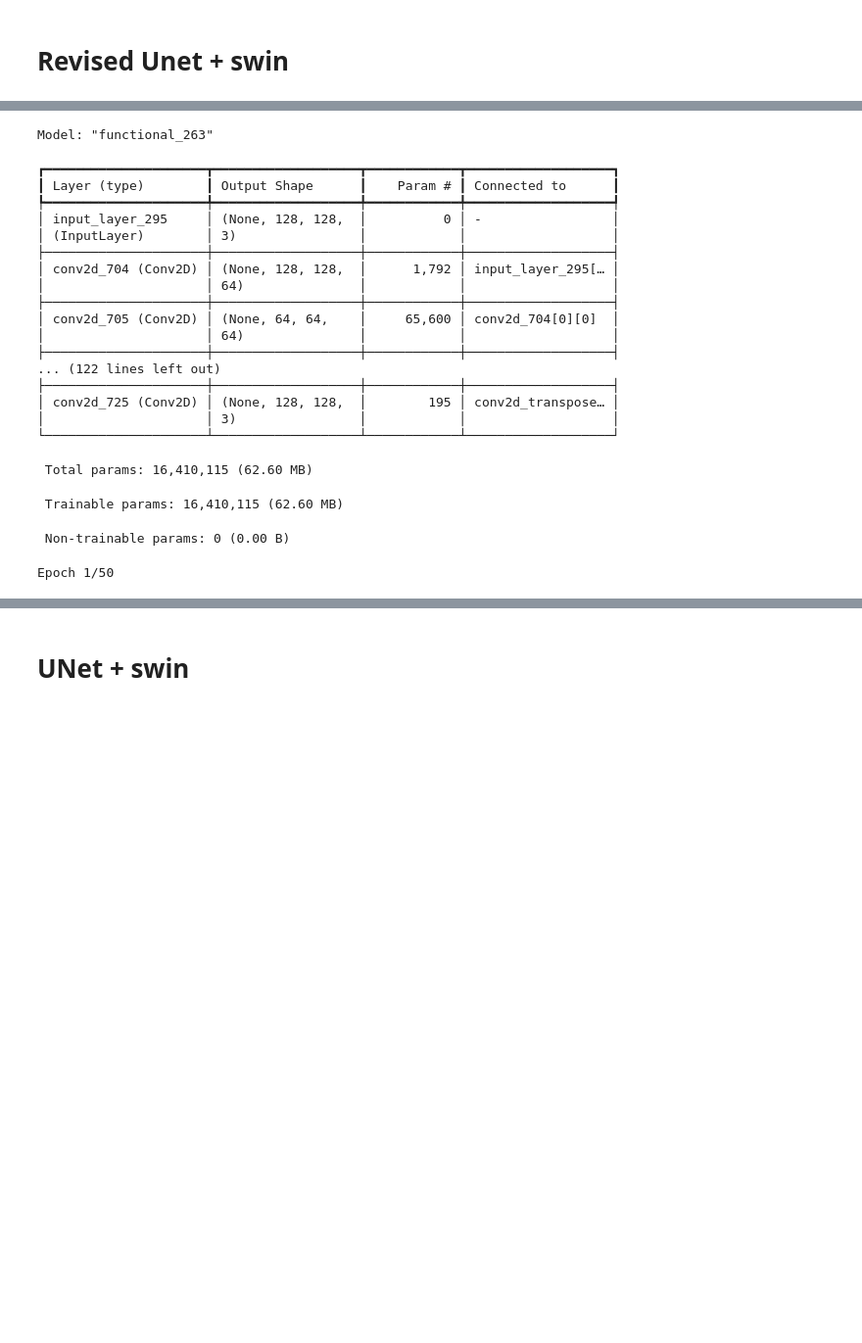
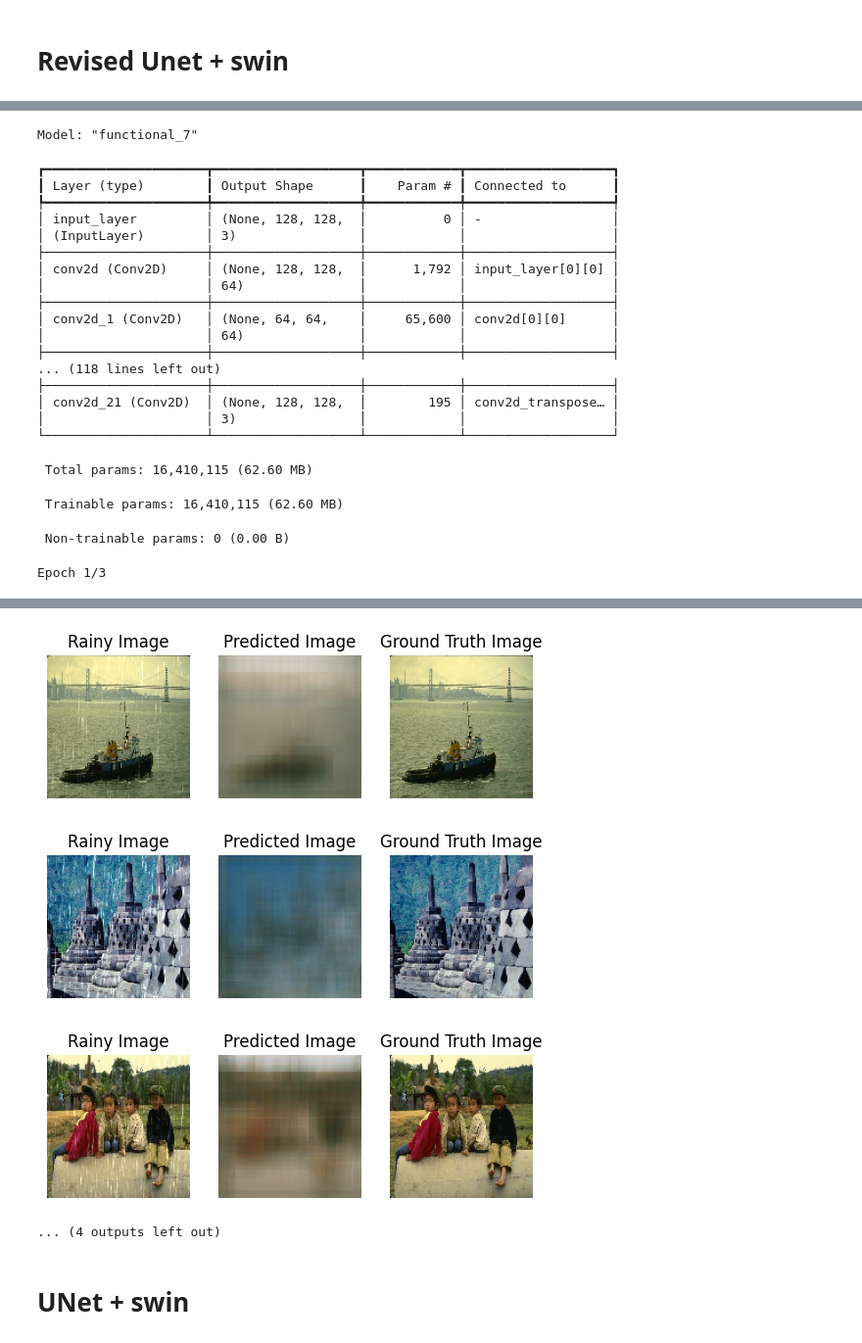
Before and after one commit to Zihad28/kaggle, a Jupyter notebook: thesis-code.ipynb, the cells around one changed output, grey strips where cells are left out. Shown at 98% size. Saved outputs shown, nothing was run; the diff lists cells and outputs as text; code cells hidden in the pictures; blank space fills up the shorter version.

```diff
--- a/thesis-code.ipynb
+++ b/thesis-code.ipynb
@@ -235,24 +235,41 @@ model.compile(optimizer=Adam(), loss='mean_squared_error', metrics=['mae'])
 model.summary()
 
 # Training
-history = model.fit(train_rainy, train_clear, validation_split=0.1, epochs=2, batch_size=8)
+history = model.fit(train_rainy, train_clear, validation_split=0.1, epochs=3, batch_size=4)
 
 # Evaluation
+try:
+    predictions = model.predict(test_rainy, batch_size=1)  # Use smaller batch size to avoid memory issues
+
+    # Display predictions
+    for i in range(min(5, predictions.shape[0])):
+        plt.subplot(1, 3, 1)
+        plt.imshow(test_rainy[i])
+        plt.title('Rainy Image')
+        plt.axis('off')
+
+        plt.subplot(1, 3, 2)
+        plt.imshow(predictions[i])
+        plt.title('Predicted Image')
+        plt.axis('off')
+
+        plt.subplot(1, 3, 3)
+        plt.imshow(test_clear[i])
+        plt.title('Ground Truth Image')
+        plt.axis('off')
+
+        plt.show()
+
+    # Calculate PSNR and SSIM
+    mean_psnr, mean_ssim = calculate_metrics(predictions, test_clear)
+    print(f"Mean PSNR: {mean_psnr}, Mean SSIM: {mean_ssim}")
+
+except Exception as e:
+    print("Error during evaluation:", e)
+
+
+'''# Evaluation
 predictions = model.predict(test_rainy)
-
-# Calculate PSNR and SSIM
-def calculate_metrics(predictions, ground_truth):
-    psnr_values = []
-    ssim_values = []
-    for i in range(predictions.shape[0]):
-        psnr_val = psnr(ground_truth[i], predictions[i])
-        ssim_val = ssim(ground_truth[i], predictions[i], multichannel=True)
-        psnr_values.append(psnr_val)
-        ssim_values.append(ssim_val)
-    return np.mean(psnr_values), np.mean(ssim_values)
-
-mean_psnr, mean_ssim = calculate_metrics(predictions, test_clear)
-print(f"Mean PSNR: {mean_psnr}, Mean SSIM: {mean_ssim}")
 
 # Display predictions
 for i in range(min(5, predictions.shape[0])):
@@ -272,6 +289,20 @@ for i in range(min(5, predictions.shape[0])):
     plt.axis('off')
 
     plt.show()
+
+# Calculate PSNR and SSIM
+def calculate_metrics(predictions, ground_truth):
+    psnr_values = []
+    ssim_values = []
+    for i in range(predictions.shape[0]):
+        psnr_val = psnr(ground_truth[i], predictions[i])
+        ssim_val = ssim(ground_truth[i], predictions[i], multichannel=True)
+        psnr_values.append(psnr_val)
+        ssim_values.append(ssim_val)
+    return np.mean(psnr_values), np.mean(ssim_values)
+
+mean_psnr, mean_ssim = calculate_metrics(predictions, test_clear)
+print(f"Mean PSNR: {mean_psnr}, Mean SSIM: {mean_ssim}")'''
 # %% [output]
 After embedding: (None, 64, 64, 64)
 Output of Swin block: (None, 64, 64, 64)
@@ -290,25 +321,25 @@ After upsampling dec1 to match swin1: (None, 16, 16, 64)
 After upsampling swin1: (None, 16, 16, 64)
 After concatenation with skip connection from swin1: (None, 16, 16, 128)
 Output layer shape: (None, 128, 128, 3)
-Model: "functional_263"
+Model: "functional_7"
 ┏━━━━━━━━━━━━━━━━━━━━━┳━━━━━━━━━━━━━━━━━━━┳━━━━━━━━━━━━┳━━━━━━━━━━━━━━━━━━━┓
 ┃ Layer (type)        ┃ Output Shape      ┃    Param # ┃ Connected to      ┃
 ┡━━━━━━━━━━━━━━━━━━━━━╇━━━━━━━━━━━━━━━━━━━╇━━━━━━━━━━━━╇━━━━━━━━━━━━━━━━━━━┩
-│ input_layer_295     │ (None, 128, 128,  │          0 │ -                 │
+│ input_layer         │ (None, 128, 128,  │          0 │ -                 │
 │ (InputLayer)        │ 3)                │            │                   │
 ├─────────────────────┼───────────────────┼────────────┼───────────────────┤
-│ conv2d_704 (Conv2D) │ (None, 128, 128,  │      1,792 │ input_layer_295[… │
+│ conv2d (Conv2D)     │ (None, 128, 128,  │      1,792 │ input_layer[0][0] │
 │                     │ 64)               │            │                   │
 ├─────────────────────┼───────────────────┼────────────┼───────────────────┤
-│ conv2d_705 (Conv2D) │ (None, 64, 64,    │     65,600 │ conv2d_704[0][0]  │
+│ conv2d_1 (Conv2D)   │ (None, 64, 64,    │     65,600 │ conv2d[0][0]      │
 │                     │ 64)               │            │                   │
 ├─────────────────────┼───────────────────┼────────────┼───────────────────┤
-... (122 lines left out)
+... (118 lines left out)
 ├─────────────────────┼───────────────────┼────────────┼───────────────────┤
-│ conv2d_725 (Conv2D) │ (None, 128, 128,  │        195 │ conv2d_transpose… │
+│ conv2d_21 (Conv2D)  │ (None, 128, 128,  │        195 │ conv2d_transpose… │
 │                     │ 3)                │            │                   │
 └─────────────────────┴───────────────────┴────────────┴───────────────────┘
  Total params: 16,410,115 (62.60 MB)
  Trainable params: 16,410,115 (62.60 MB)
  Non-trainable params: 0 (0.00 B)
-Epoch 1/50
+Epoch 1/3
@@ -335,3 +369,7 @@ Epoch 2/50
+[figure, added]
+[figure, added]
+[figure, added]
+... (4 outputs left out)
 # %% [markdown]
 # UNet + swin
 # %%
```
Also changed, not shown: parts of 1 cell of this notebook.
